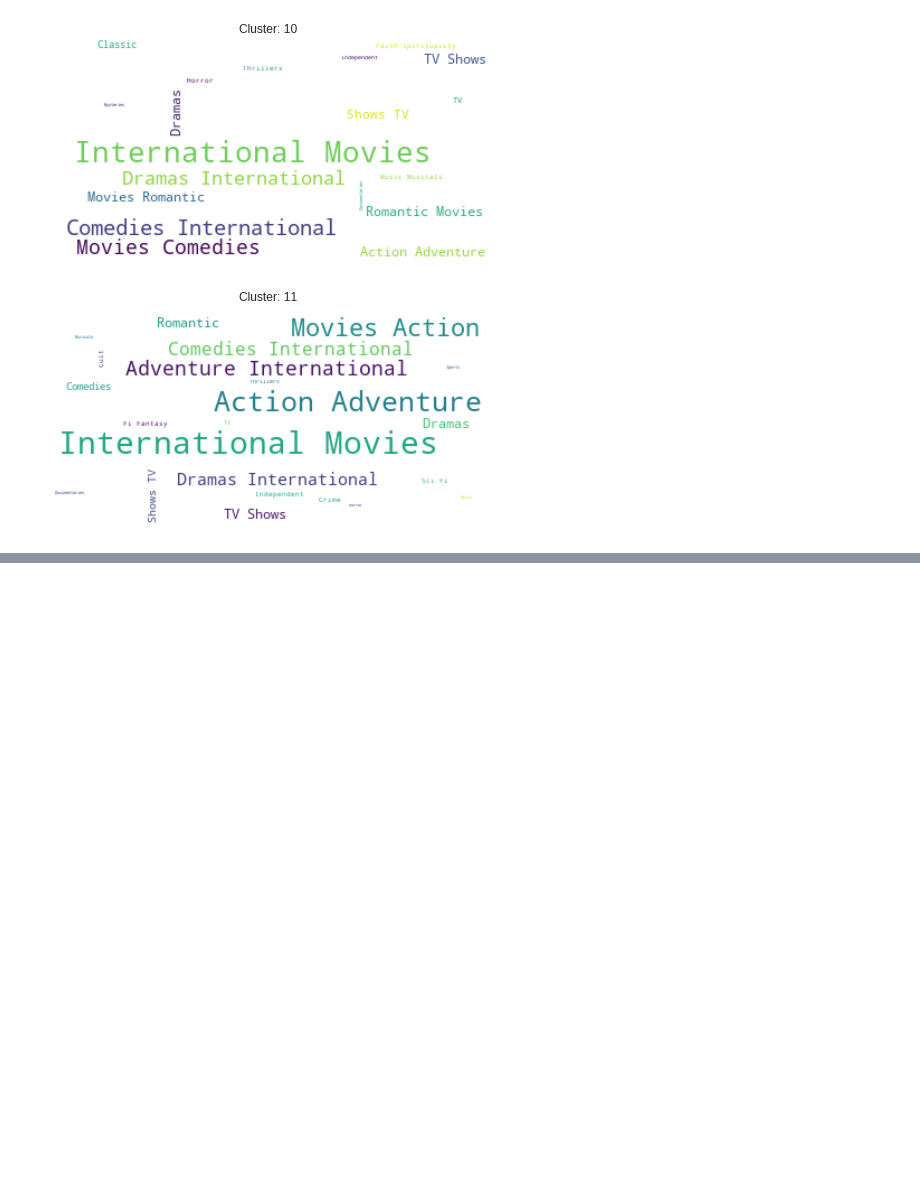
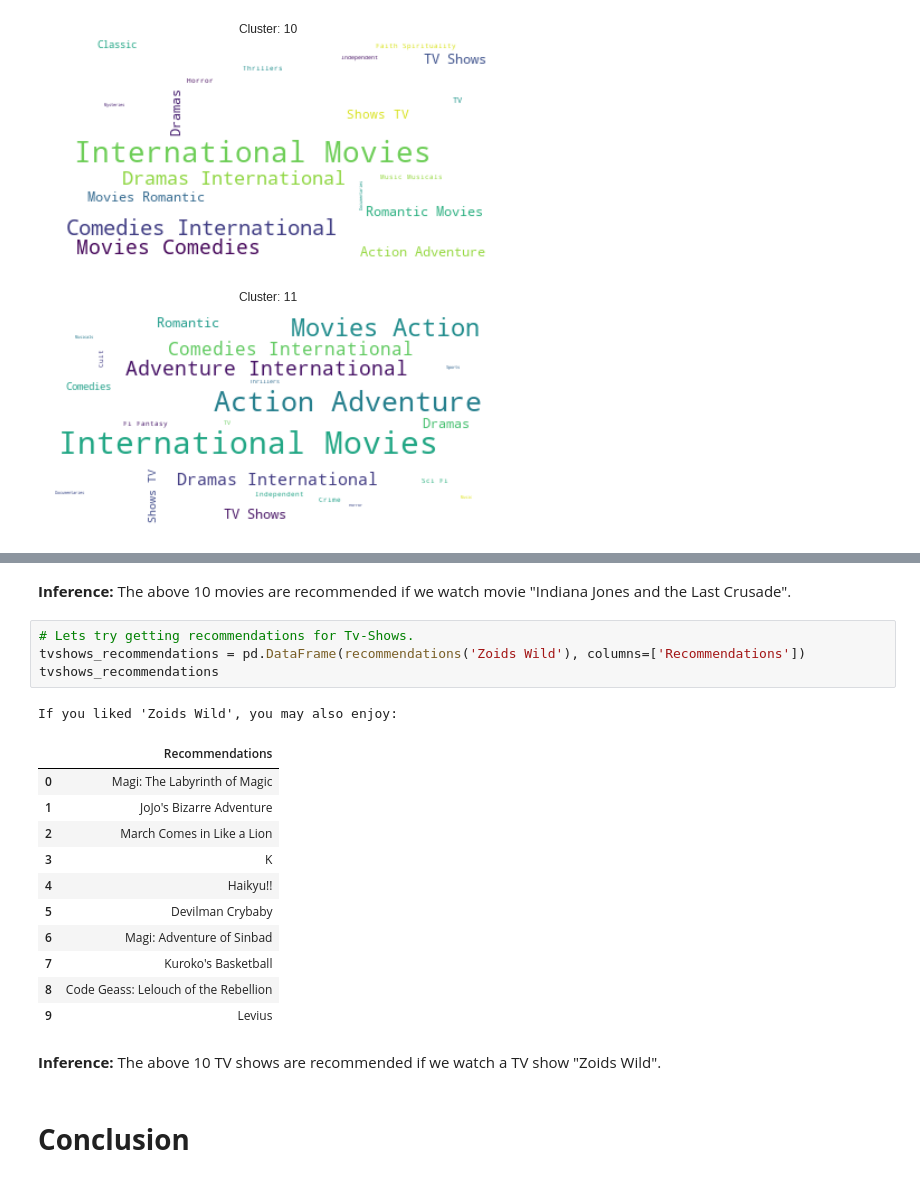
Before and after one commit to shubham-bhadouria/-Seoul-Bike-Sharing-Demand-Prediction, a Jupyter notebook: Netflix_movies_and_TV_show_clustering.ipynb, the cells around one changed output, grey strips where cells are left out. Cells and saved outputs as stored; diff of their text form; blank space fills up the shorter version.

```diff
--- a/Netflix_movies_and_TV_show_clustering.ipynb
+++ b/Netflix_movies_and_TV_show_clustering.ipynb
@@ -959,0 +1047,23 @@ for i in range(11):
+# %% [markdown]
+**Inference:** The above 10 movies are recommended if we watch movie "Indiana Jones and the Last Crusade".
+# %%
+# Lets try getting recommendations for Tv-Shows.
+tvshows_recommendations = pd.DataFrame(recommendations('Zoids Wild'), columns=['Recommendations'])
+tvshows_recommendations
+# %% [output]
+If you liked 'Zoids Wild', you may also enjoy:
+|  | Recommendations |
+| 0 | Magi: The Labyrinth of Magic |
+| 1 | JoJo's Bizarre Adventure |
+| 2 | March Comes in Like a Lion |
+| 3 | K |
+| 4 | Haikyu!! |
+| 5 | Devilman Crybaby |
+| 6 | Magi: Adventure of Sinbad |
+| 7 | Kuroko's Basketball |
+| 8 | Code Geass: Lelouch of the Rebellion |
+| 9 | Levius |
+# %% [markdown]
+**Inference:** The above 10 TV shows are recommended if we watch a TV show "Zoids Wild".
+# %% [markdown]
+# **Conclusion**
```
Also changed, not shown: parts of 21 cells of this notebook.
